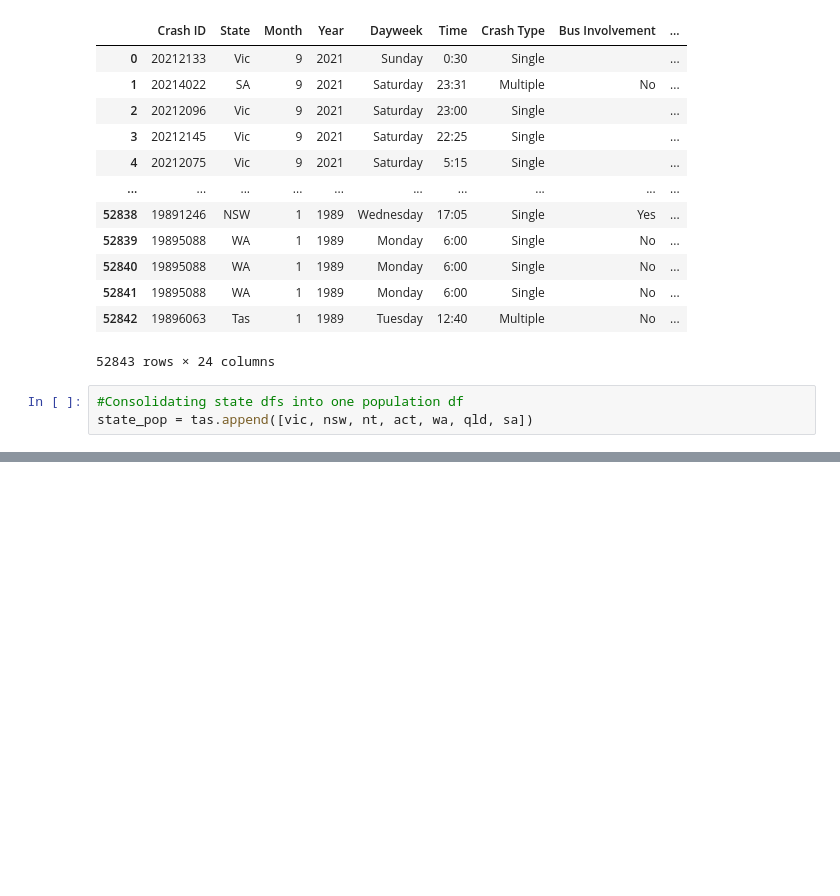
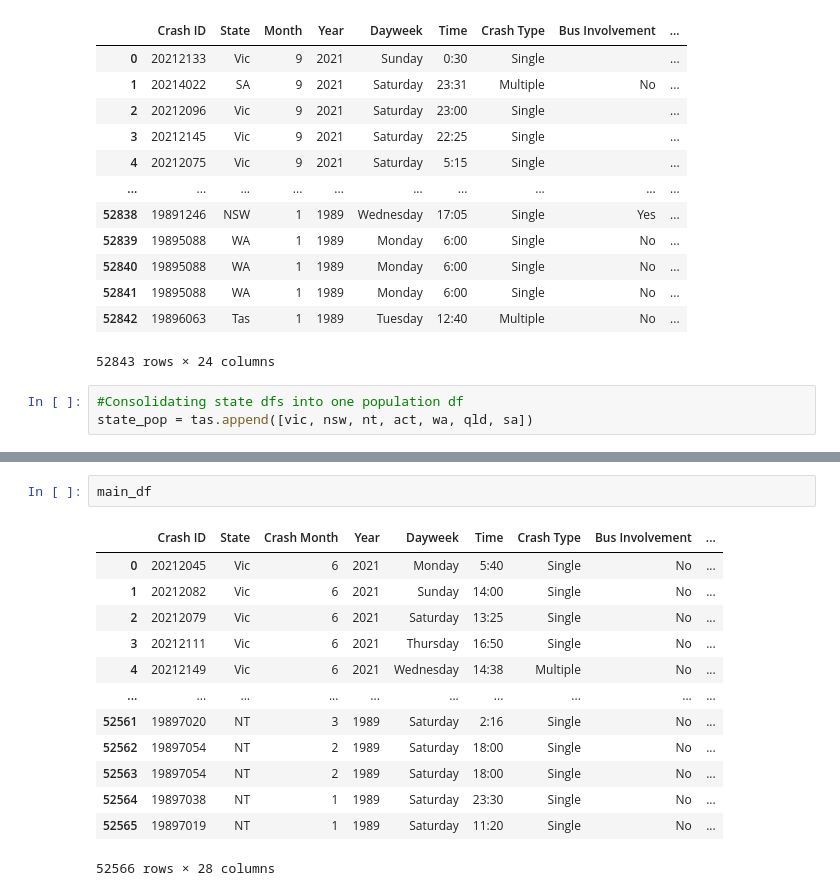
Before and after one commit to kpellas/Project_1, a Jupyter notebook: Main.ipynb, the cells around one changed output, grey strips where cells are left out. Drawn from its saved outputs; the diff is of its cells as text; blank space fills up the shorter version.

```diff
--- a/Main.ipynb
+++ b/Main.ipynb
@@ -318,0 +351,16 @@ main_df = main_df.rename(columns={"Month_x": "Crash Month",
+# %%
+main_df
+# %% [output]
+|  | Crash ID | State | Crash Month | Year | Dayweek | Time | Crash Type | Bus Involvement | ... |
+| 0 | 20212045 | Vic | 6 | 2021 | Monday | 5:40 | Single | No | ... |
+| 1 | 20212082 | Vic | 6 | 2021 | Sunday | 14:00 | Single | No | ... |
+| 2 | 20212079 | Vic | 6 | 2021 | Saturday | 13:25 | Single | No | ... |
+| 3 | 20212111 | Vic | 6 | 2021 | Thursday | 16:50 | Single | No | ... |
+| 4 | 20212149 | Vic | 6 | 2021 | Wednesday | 14:38 | Multiple | No | ... |
+| ... | ... | ... | ... | ... | ... | ... | ... | ... | ... |
+| 52561 | 19897020 | NT | 3 | 1989 | Saturday | 2:16 | Single | No | ... |
+| 52562 | 19897054 | NT | 2 | 1989 | Saturday | 18:00 | Single | No | ... |
+| 52563 | 19897054 | NT | 2 | 1989 | Saturday | 18:00 | Single | No | ... |
+| 52564 | 19897038 | NT | 1 | 1989 | Saturday | 23:30 | Single | No | ... |
+| 52565 | 19897019 | NT | 1 | 1989 | Saturday | 11:20 | Single | No | ... |
+52566 rows × 28 columns
```
Also changed, not shown: parts of 26 cells of this notebook.
